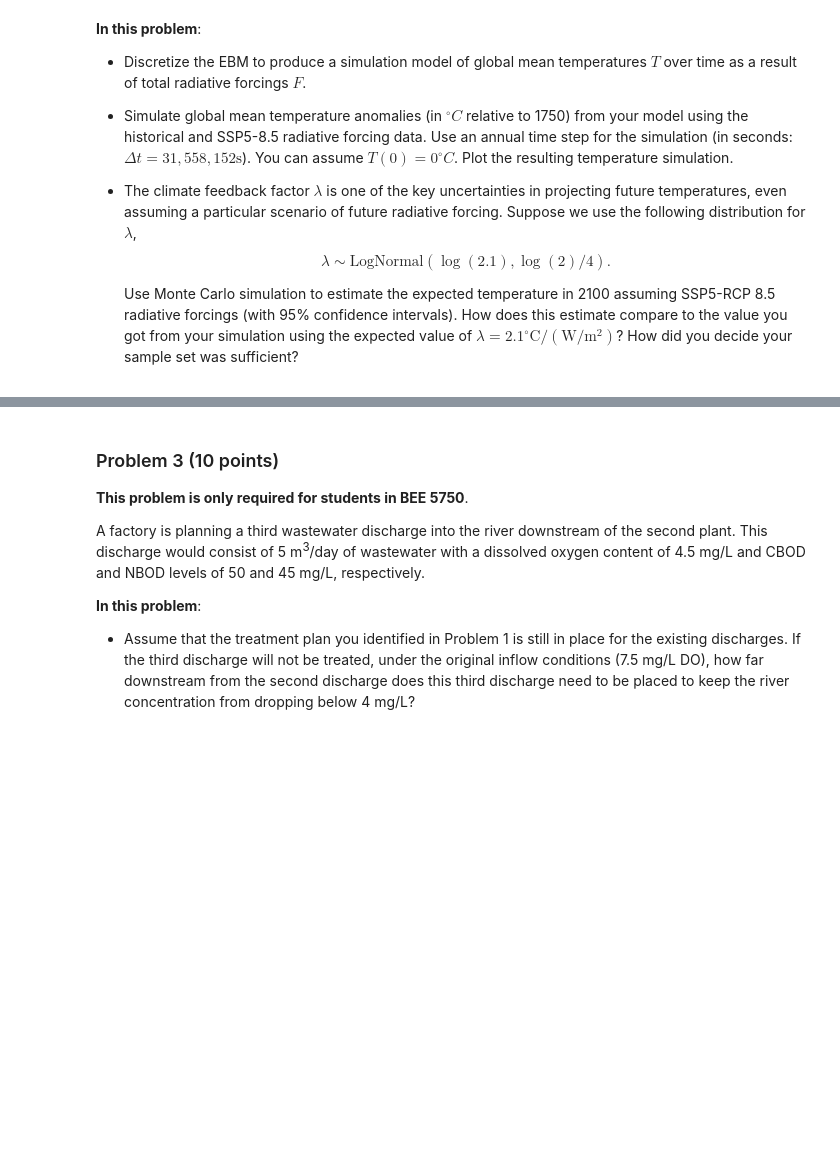
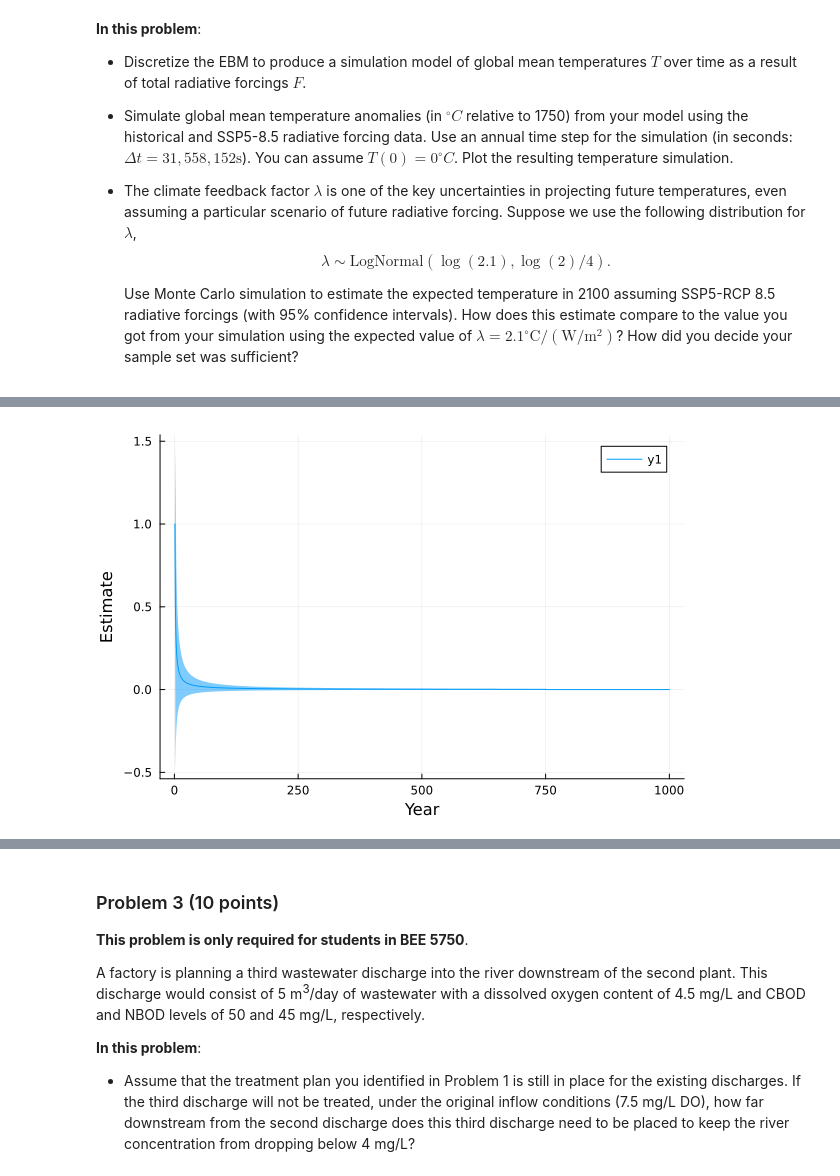
Before and after one commit to BEE4750-FA24/hw3-hutchs-team, a Jupyter notebook: hw03.ipynb, the cells around one changed output, grey strips where cells are left out. Cells and saved outputs as stored; diff of their text form; code cells hidden in the pictures; blank space fills up the shorter version.

```diff
--- a/hw03.ipynb
+++ b/hw03.ipynb
@@ -659,0 +746,32 @@ plot!(p_forcing, t, forcing_non_aerosol, label="Non-Aerosol Forcing", color=:red
+# %%
+n_simulations = 1000
+lambda_dist = LogNormal(log(2.1), log(2) / 4)  # log-normal distribution for lambda
+T_sim = zeros(n_years)
+
+for i = 1:n_simulations
+    lambda_i = rand(lambda_dist)  # sample lambda from the distribution
+    T_sim = zeros(length(years))
+     for t = 2:length(years)
+         F_t = forcing_total[t]
+         T_sim[t] = T_sim[t-1] + (dt) * (F_t - lambda_i * T_sim[t-1])/C
+     end
+    # T_final_sim = T_sim[351]  # temperature in 2100
+end
+
+# initialize storage for frequencies by sample length
+avg_freq = zeros(n_simulations)
+# initialize storage for standard error of estimate
+std_freq = zeros(n_simulations)
+# compute average frequencies of 19
+avg_freq[1] = (T_sim[1] == T[1])
+std_freq[1] = 0 # no standard error for the first sample
+
+for i in 2:n_years
+    avg_freq[i] = (avg_freq[i-1] * (i-1) + (T_sim[i] == T[i])) / i
+    std_freq[i] = std(T_sim[1:i] .== T[i]) / sqrt(i)
+end
+
+plt = plot(avg_freq, ribbon=1.96 * std_freq, xlabel="Year", ylabel="Estimate")
+#hline!(plt, [T_final], color="red", linestyle=:dash)
+# %% [output]
+[figure, added]
```
Also changed, not shown: parts of 10 cells of this notebook.
